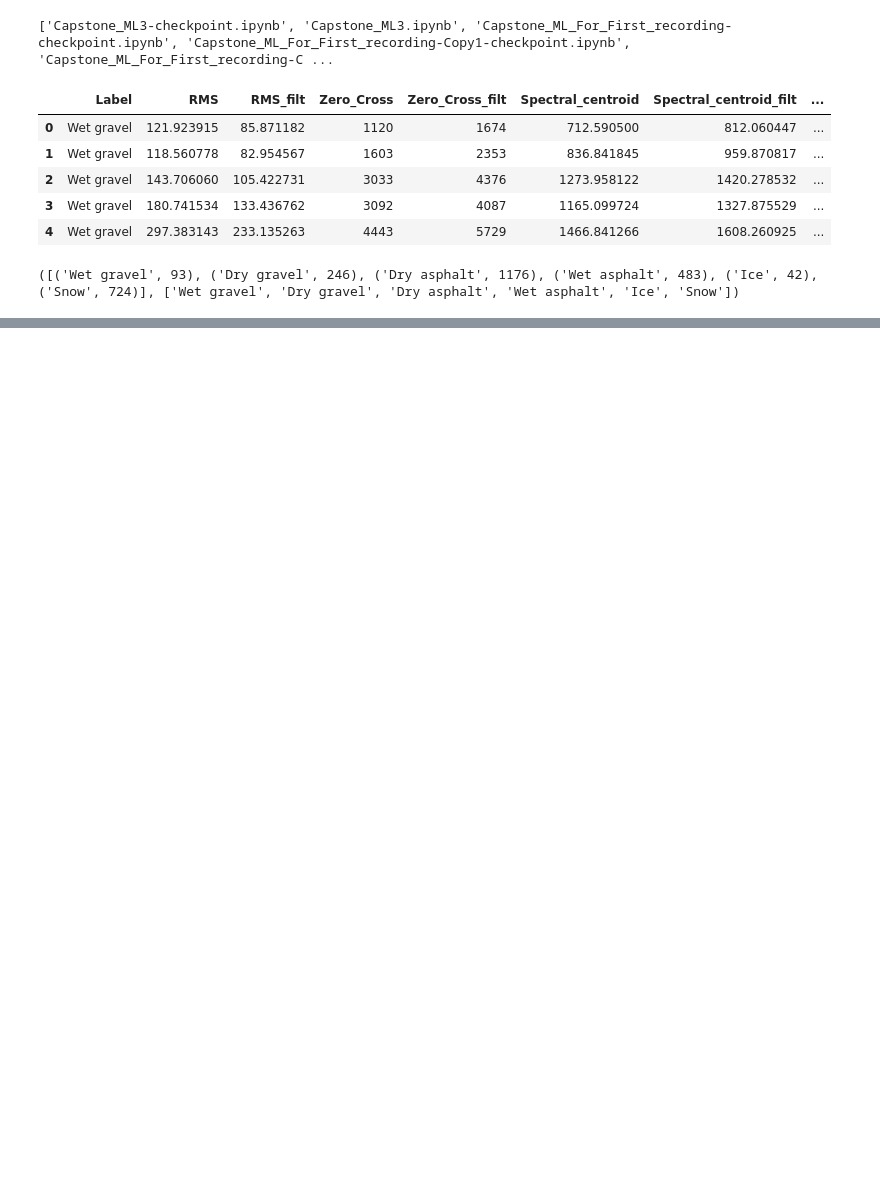
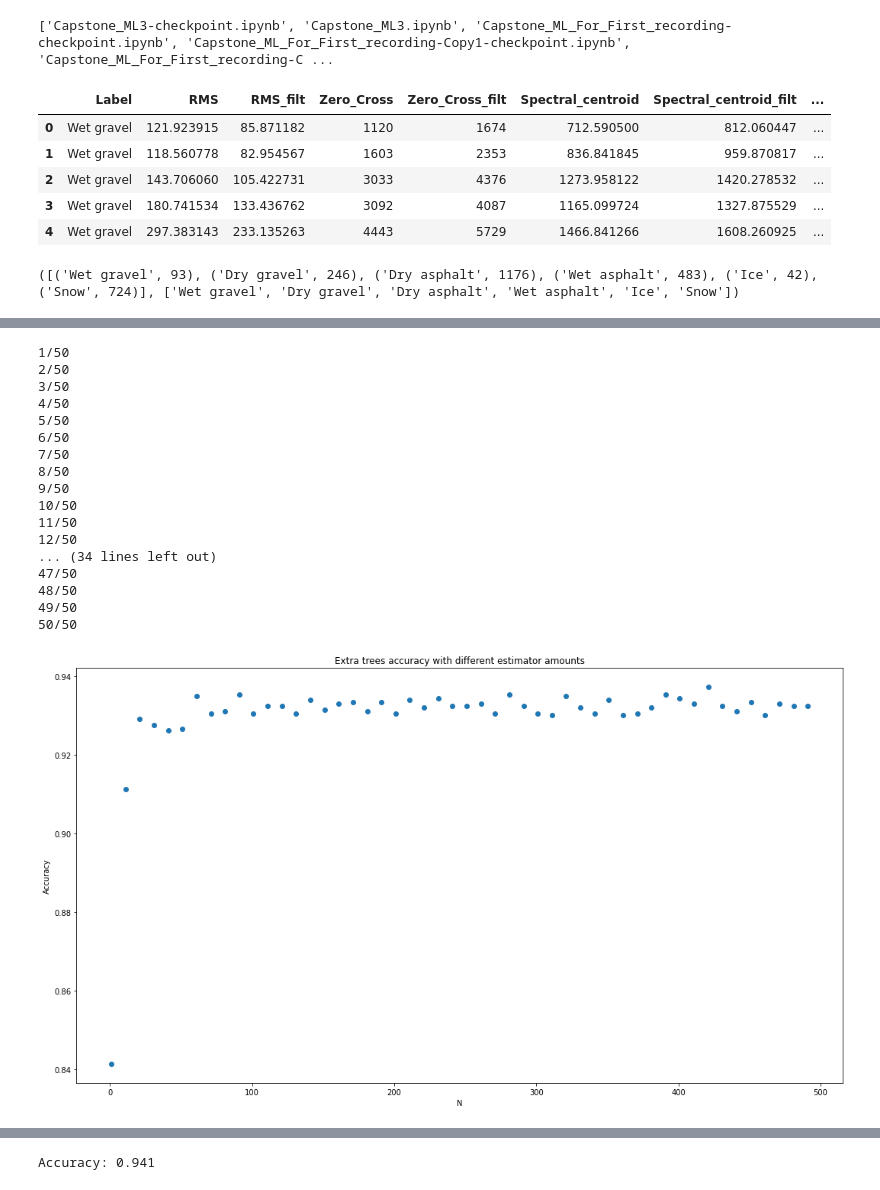
Before and after one commit to TheLonelyFighter/Capstone, a Jupyter notebook: ML_model/ML_notebooks/machine_learning_03_02_-22.ipynb, the cells around one changed output, grey strips where cells are left out. Drawn from its saved outputs; the diff is of its cells as text; code cells hidden in the pictures; blank space fills up the shorter version.

```diff
--- a/ML_model/ML_notebooks/machine_learning_03_02_-22.ipynb
+++ b/ML_model/ML_notebooks/machine_learning_03_02_-22.ipynb
@@ -331,0 +335,61 @@ Time:  1.8471648693084717 seconds
+# %%
+def plot_confusion_matrixv(y,y_pred,labels,title):
+  conf_mat=confusion_matrix(y,y_pred,labels=labels)
+  plt.figure(figsize=(12, 10), dpi=80)
+  ax=sns.heatmap(conf_mat,cmap="nipy_spectral", annot = True)
+  ax.set_title(title)
+  ax.set_xlabel('Predicted Values')
+  ax.set_ylabel('Actual Values ')
+  ax.xaxis.set_ticklabels(labels)
+  ax.yaxis.set_ticklabels(labels)
+  plt.show()
+  accuracy = np.round(accuracy_score(y, y_pred),3)
+  print("Accuracy:", accuracy)
+# %%
+et_accuracies=[]
+k = range(1,500,10)
+largest = 0
+K=0
+counter=1
+for i in k:
+  print(str(counter)+"/"+str(len(k)))
+  counter += 1
+  xtreesclf=ExtraTreesClassifier(n_estimators = i)
+  accuracy = np.mean(cross_val_score(xtreesclf, x_train, y_train, scoring='accuracy', cv=10, n_jobs=-1))
+  if accuracy > largest:
+    K=i
+    largest = accuracy
+  et_accuracies.append(accuracy)
+
+fig, axs = plt.subplots()
+fig.set_size_inches(18, 10)
+axs.set_title("Extra trees accuracy with different estimator amounts")
+axs.scatter(k, et_accuracies, color='C0')
+axs.set_xlabel("N")
+axs.set_ylabel("Accuracy")
+plt.show()
+
+best_xtreesclf = ExtraTreesClassifier(n_estimators =K)
+best_xtreesclf.fit(x_train,y_train)
+predictions = best_xtreesclf.predict( x_test)
+labels=['Wet gravel', 'Dry gravel', 'Dry asphalt', 'Wet asphalt', 'Ice', 'Snow']
+plot_confusion_matrixv(y_test,predictions,labels,"KNN confusion matrix with K = "+str(K))
+# %% [output]
+1/50
+2/50
+3/50
+4/50
+5/50
+6/50
+7/50
+8/50
+9/50
+10/50
+11/50
+12/50
+... (34 lines left out)
+47/50
+48/50
+49/50
+50/50
+[figure, added]
@@ -331,0 +397 @@ Time:  1.8471648693084717 seconds
+Accuracy: 0.941
```
Also changed, not shown: parts of 8 cells of this notebook, 9 other files.
